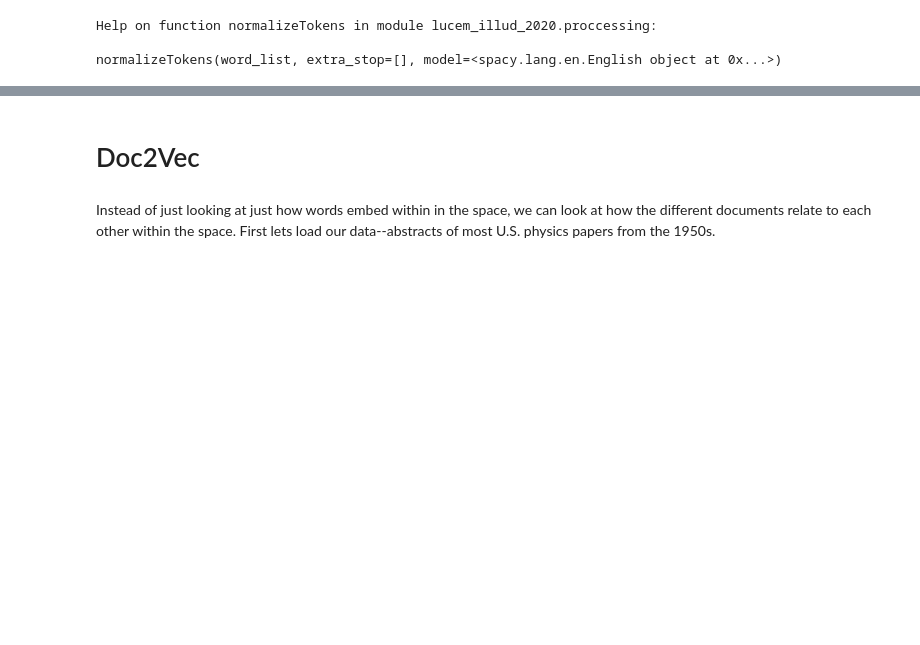
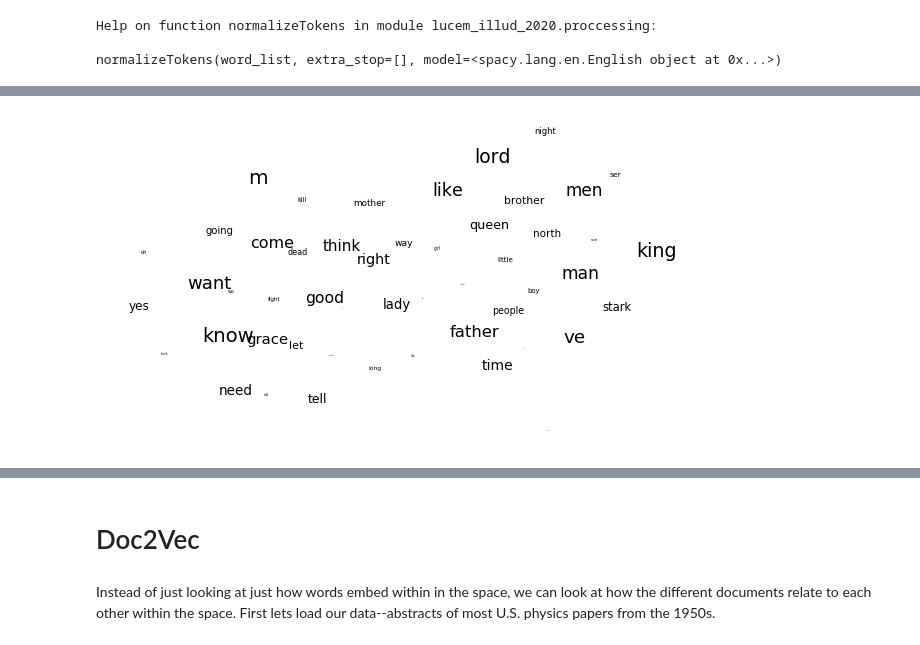
Before and after one commit to VivianQian19/Content-Analysis-2020, a Jupyter notebook: week-7/7-Vector-Space-Word-Embeddings.ipynb, the cells around one changed output, grey strips where cells are left out. Cells and saved outputs as stored; diff of their text form; code cells hidden in the pictures; blank space fills up the shorter version.

```diff
--- a/week-7/7-Vector-Space-Word-Embeddings.ipynb
+++ b/week-7/7-Vector-Space-Word-Embeddings.ipynb
@@ -361,7 +371,8 @@ normalizeTokens(word_list, extra_stop=[], model=<spacy.lang.en.English object at
 GOT_W2V = gensim.models.word2vec.Word2Vec(GOT_df['normalized_sents'].sum())
 # %%
 #look at top 50 words from teh set
-GOT_topWords = GOT_W2V.wv.index2word[:50] #GOT_topWords is a list of strings returned by their indexs from 0 to 49
+numwords=50
+GOT_topWords = GOT_W2V.wv.index2word[:numwords] #GOT_topWords is a list of strings returned by their indexs from 0 to 49
 # %%
 #create submatrix that stores the vectors of the top 50 words
 GOTSubMatrix = []
@@ -380,3 +405,16 @@ got_tsneWords = sklearn.manifold.TSNE(n_components = 2).fit_transform(got_reduce
 #reducedPCA_data = pcaWords.transform(wordsSubMatrix)
 #T-SNE is theoretically better, but you should experiment
 #tsneWords = sklearn.manifold.TSNE(n_components = 2).fit_transform(reducedPCA_data)
+# %%
+#plot using TSNE
+fig = plt.figure(figsize = (10,6))
+ax = fig.add_subplot(111)
+ax.set_frame_on(False)
+plt.scatter(got_tsneWords[:, 0], got_tsneWords[:, 1], alpha = 0)#Making the points invisible
+for i, word in enumerate(GOT_topWords):
+    ax.annotate(word, (got_tsneWords[:, 0][i],got_tsneWords[:, 1][i]), size =  20 * (numwords - i) / numwords)
+plt.xticks(())
+plt.yticks(())
+plt.show()
+# %% [output]
+[figure, added]
```
Also changed, not shown: parts of 9 cells of this notebook.
